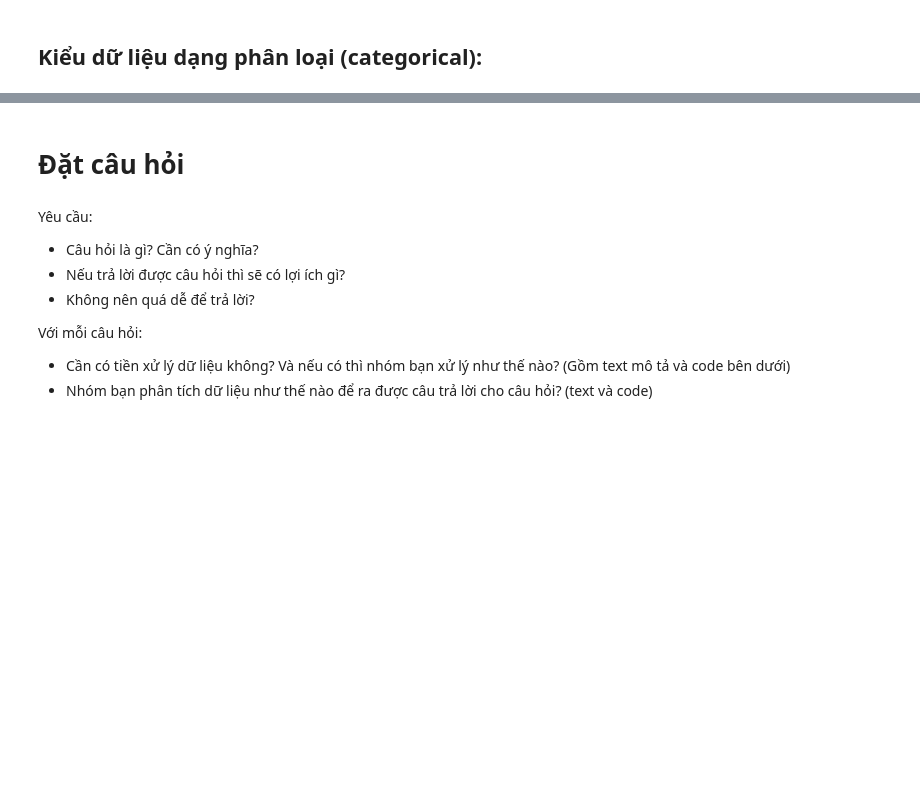
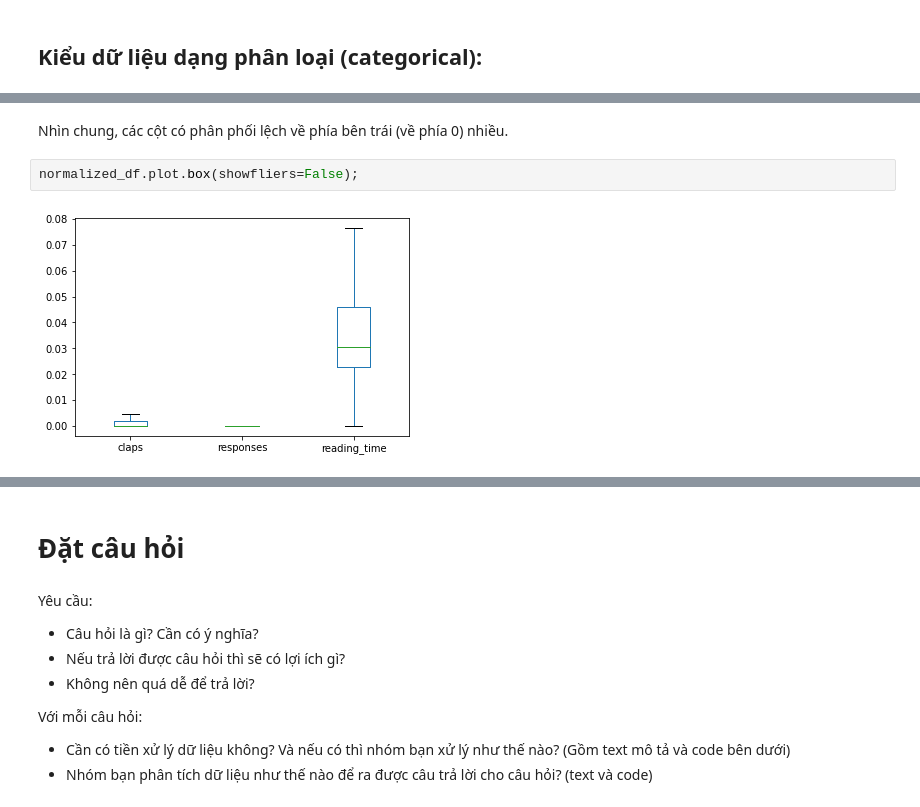
Before and after one commit to kenneth-nguyenn/P4DS_FinalProject, a Jupyter notebook: Source/Final Project.ipynb, the cells around one changed output, grey strips where cells are left out. Cells and saved outputs as stored; diff of their text form; blank space fills up the shorter version.

```diff
--- a/Source/Final Project.ipynb
+++ b/Source/Final Project.ipynb
@@ -72,0 +278,6 @@ các giá trị phân bố như thế nào? (Số lượng/ Tỉ lệ các giá
+# %% [markdown]
+Nhìn chung, các cột có phân phối lệch về phía bên trái (về phía 0) nhiều.
+# %%
+normalized_df.plot.box(showfliers=False);
+# %% [output]
+[figure, added]
```
Also changed, not shown: parts of 84 cells of this notebook.
